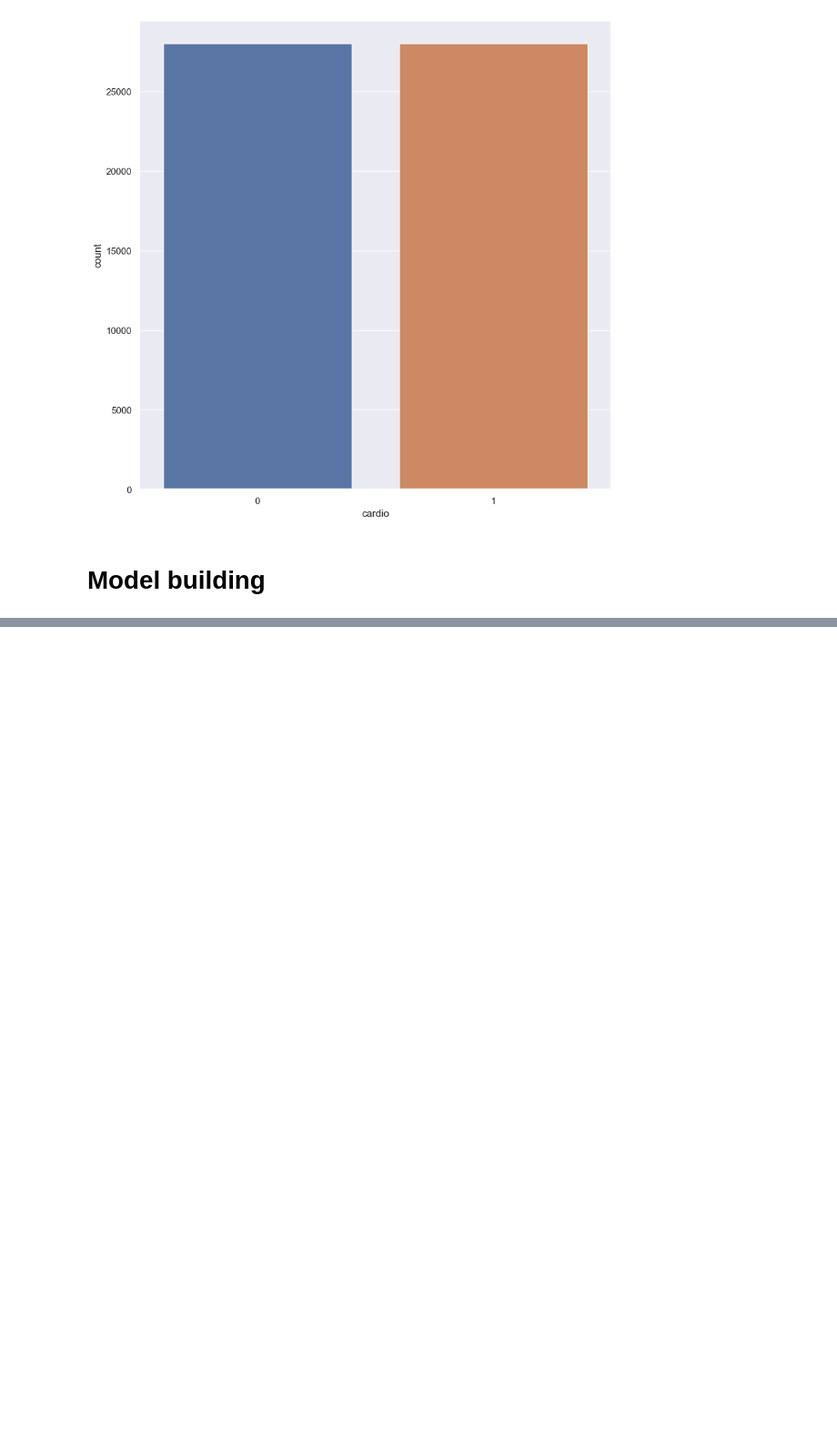
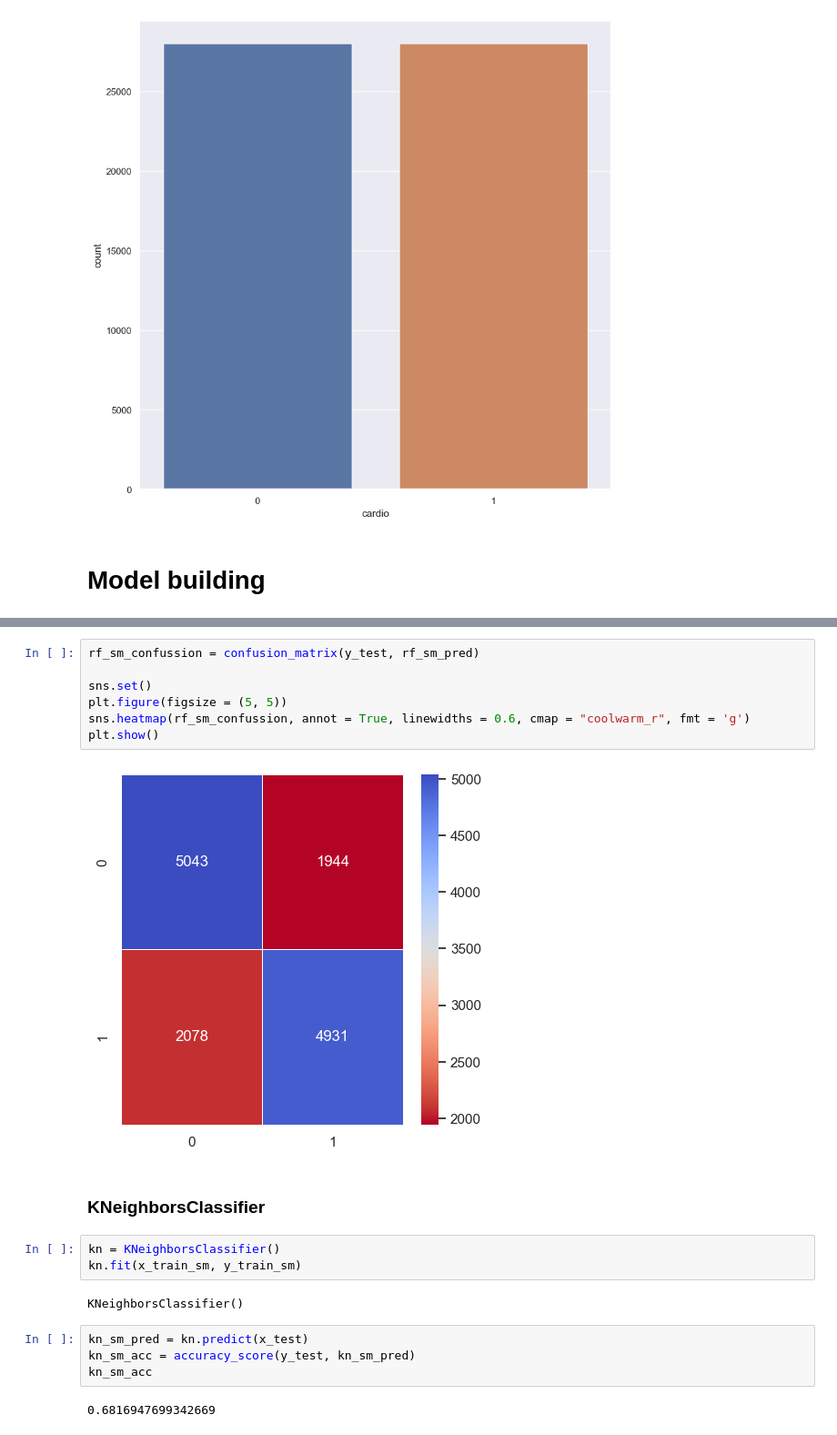
Before and after one commit to pinilDissanayaka/Cardiovascular-Disease-Prediction, a Jupyter notebook: Notebook/Model.ipynb, the cells around one changed output, grey strips where cells are left out. Shown: that part at 91% size. Saved outputs shown, nothing was run; the diff lists cells and outputs as text; blank space fills up the shorter version.

```diff
--- a/Notebook/Model.ipynb
+++ b/Notebook/Model.ipynb
@@ -192,0 +276,22 @@ lr_ros_acc = accuracy_score(y_test, lr_ros_pred)
+# %%
+rf_sm_confussion = confusion_matrix(y_test, rf_sm_pred)
+
+sns.set()
+plt.figure(figsize = (5, 5))
+sns.heatmap(rf_sm_confussion, annot = True, linewidths = 0.6, cmap = "coolwarm_r", fmt = 'g')
+plt.show()
+# %% [output]
+[figure, added]
+# %% [markdown]
+### KNeighborsClassifier
+# %%
+kn = KNeighborsClassifier()
+kn.fit(x_train_sm, y_train_sm)
+# %% [output]
+KNeighborsClassifier()
+# %%
+kn_sm_pred = kn.predict(x_test)
+kn_sm_acc = accuracy_score(y_test, kn_sm_pred)
+kn_sm_acc
+# %% [output]
+0.6816947699342669
```
Also changed, not shown: parts of 23 cells of this notebook.
